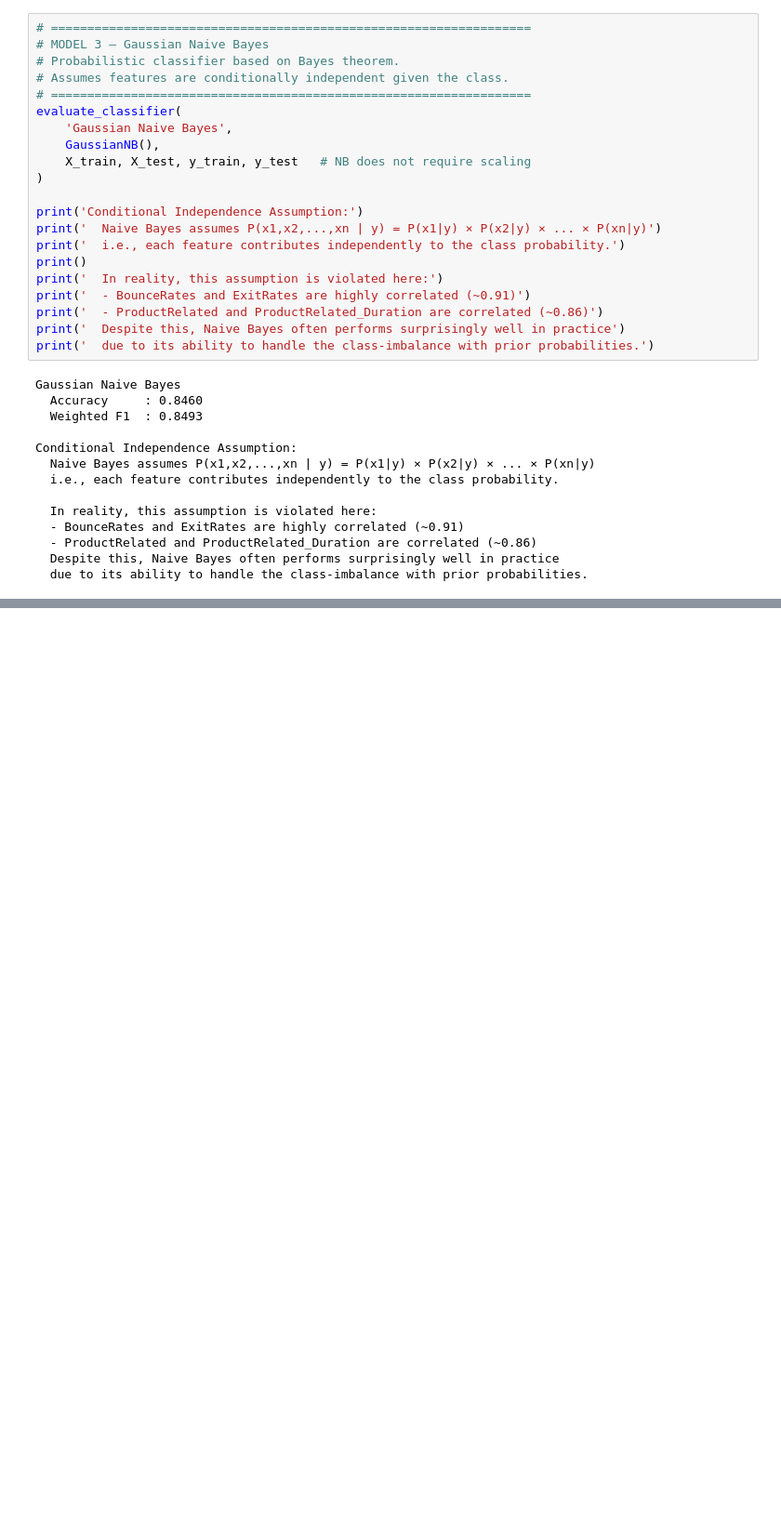
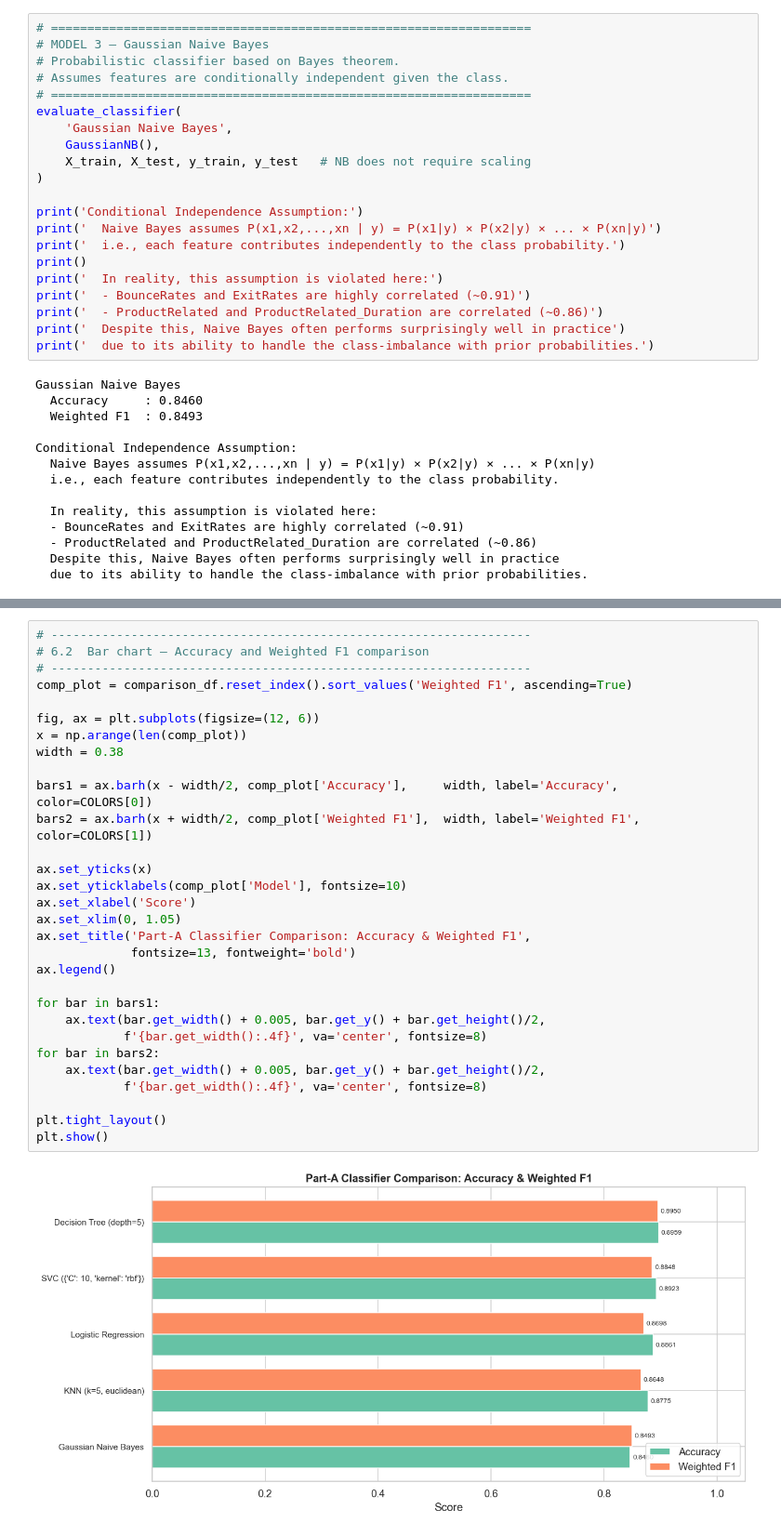
Before and after one commit to gauresh1036/ML_Capstone, a Jupyter notebook: notebooks/classification.ipynb, the cells around one changed output, grey strips where cells are left out. Shown at 93% size. Cells and saved outputs as stored; diff of their text form; blank space fills up the shorter version.

```diff
--- a/notebooks/classification.ipynb
+++ b/notebooks/classification.ipynb
@@ -763,0 +966,32 @@ Conditional Independence Assumption:
+# %%
+# ------------------------------------------------------------------
+# 6.2  Bar chart — Accuracy and Weighted F1 comparison
+# ------------------------------------------------------------------
+comp_plot = comparison_df.reset_index().sort_values('Weighted F1', ascending=True)
+
+fig, ax = plt.subplots(figsize=(12, 6))
+x = np.arange(len(comp_plot))
+width = 0.38
+
+bars1 = ax.barh(x - width/2, comp_plot['Accuracy'],     width, label='Accuracy',     color=COLORS[0])
+bars2 = ax.barh(x + width/2, comp_plot['Weighted F1'],  width, label='Weighted F1',  color=COLORS[1])
+
+ax.set_yticks(x)
+ax.set_yticklabels(comp_plot['Model'], fontsize=10)
+ax.set_xlabel('Score')
+ax.set_xlim(0, 1.05)
+ax.set_title('Part-A Classifier Comparison: Accuracy & Weighted F1',
+             fontsize=13, fontweight='bold')
+ax.legend()
+
+for bar in bars1:
+    ax.text(bar.get_width() + 0.005, bar.get_y() + bar.get_height()/2,
+            f'{bar.get_width():.4f}', va='center', fontsize=8)
+for bar in bars2:
+    ax.text(bar.get_width() + 0.005, bar.get_y() + bar.get_height()/2,
+            f'{bar.get_width():.4f}', va='center', fontsize=8)
+
+plt.tight_layout()
+plt.show()
+# %% [output]
+[figure, added]
```
Also changed, not shown: parts of 9 cells of this notebook, 1 other file.
